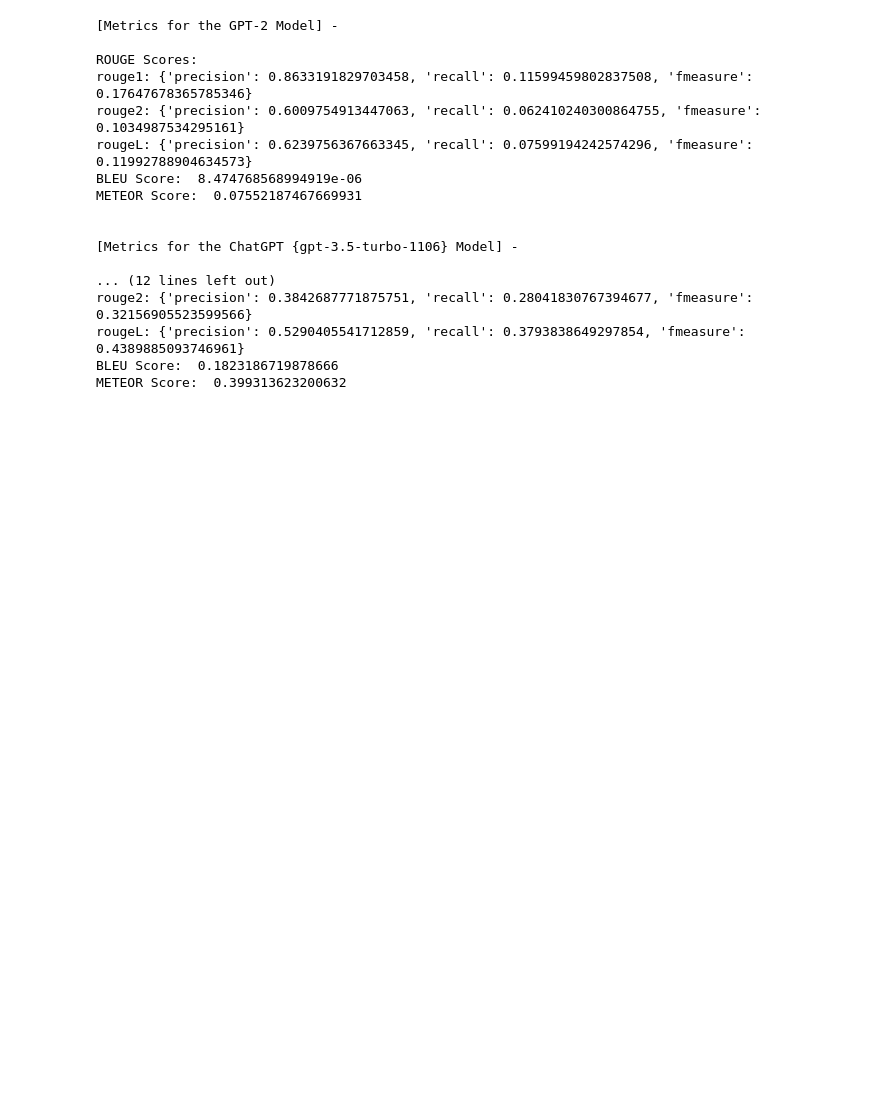
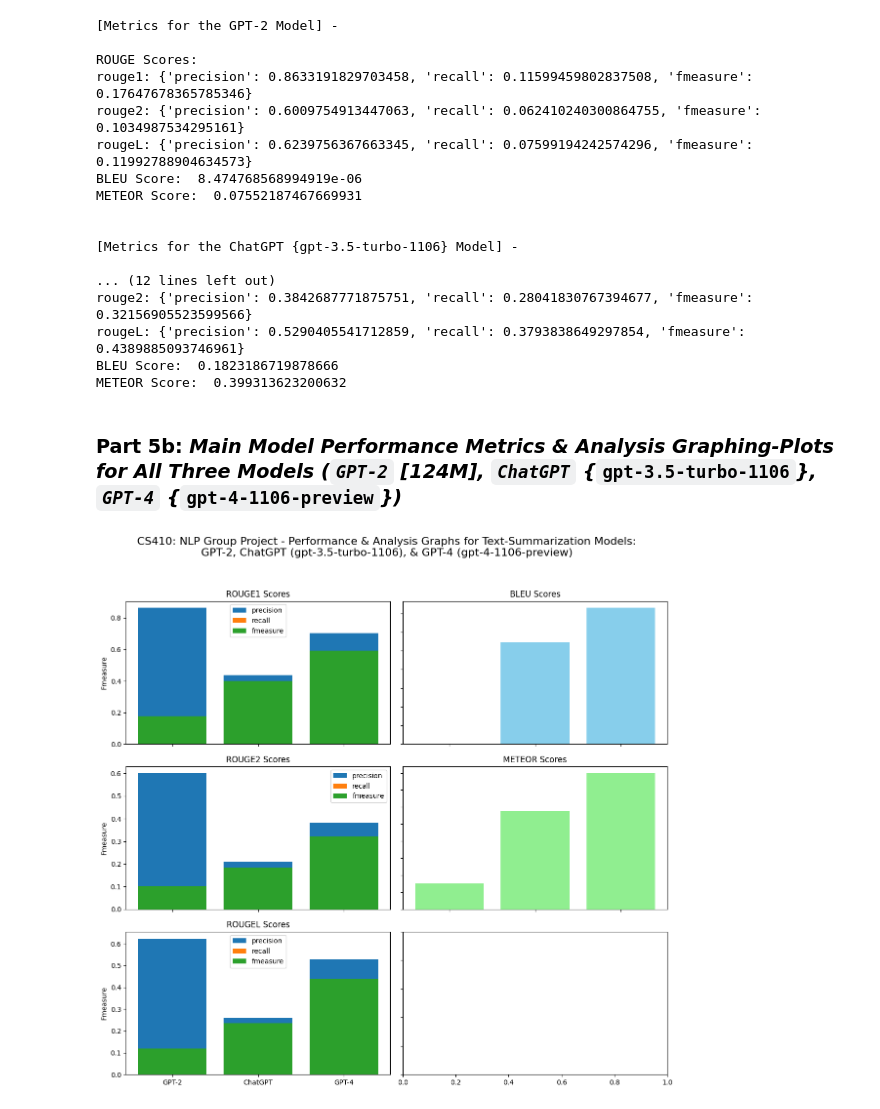
Before and after one commit to DebuggerDan/cs410-natural-language-processing-group-project-fall2023, a Jupyter notebook: GPT_Text_Summarization.ipynb, the cells around one changed output. Cells and saved outputs as stored; diff of their text form; code cells hidden in the pictures; blank space fills up the shorter version.

Commit message:
Tri-model score plotting for performance analysis

````diff
--- a/GPT_Text_Summarization.ipynb
+++ b/GPT_Text_Summarization.ipynb
@@ -567,3 +576,76 @@ rouge2: {'precision': 0.3842687771875751, 'recall': 0.28041830767394677, 'fmeasu
 rougeL: {'precision': 0.5290405541712859, 'recall': 0.3793838649297854, 'fmeasure': 0.4389885093746961}
 BLEU Score:  0.1823186719878666
 METEOR Score:  0.399313623200632
+# %% [markdown]
+### **Part 5b**: *Main Model Performance Metrics & Analysis Graphing-Plots for All Three Models (**```GPT-2```** [124M], **```ChatGPT```** {*```gpt-3.5-turbo-1106```*}, **```GPT-4```** {*```gpt-4-1106-preview```*})*
+# %%
+import matplotlib.pyplot as plt
+import numpy as np
+
+# Define the data for each model
+models_data = {
+    'GPT-2': {
+        'ROUGE': {
+            'rouge1': {'precision': 0.8633, 'recall': 0.1160, 'fmeasure': 0.1765},
+            'rouge2': {'precision': 0.6010, 'recall': 0.0624, 'fmeasure': 0.1035},
+            'rougeL': {'precision': 0.6240, 'recall': 0.0760, 'fmeasure': 0.1199}
+        },
+        'BLEU': 8.47e-06,
+        'METEOR': 0.0755
+    },
+    'ChatGPT': {
+        'ROUGE': {
+            'rouge1': {'precision': 0.4381, 'recall': 0.3920, 'fmeasure': 0.3992},
+            'rouge2': {'precision': 0.2114, 'recall': 0.1795, 'fmeasure': 0.1853},
+            'rougeL': {'precision': 0.2609, 'recall': 0.2292, 'fmeasure': 0.2346}
+        },
+        'BLEU': 0.1365,
+        'METEOR': 0.2896
+    },
+    'GPT-4': {
+        'ROUGE': {
+            'rouge1': {'precision': 0.7034, 'recall': 0.5178, 'fmeasure': 0.5925},
+            'rouge2': {'precision': 0.3843, 'recall': 0.2804, 'fmeasure': 0.3216},
+            'rougeL': {'precision': 0.5290, 'recall': 0.3794, 'fmeasure': 0.4390}
+        },
+        'BLEU': 0.1823,
+        'METEOR': 0.3993
+    }
+}
+
+# Define metric names and models
+metrics = ['precision', 'recall', 'fmeasure', 'BLEU', 'METEOR']
+models = ['GPT-2', 'ChatGPT', 'GPT-4']
+
+# Plotting
+fig, axs = plt.subplots(3, 2, figsize=(12, 12))
+fig.suptitle('CS410: NLP Group Project - Performance & Analysis Graphs for Text-Summarization Models:\nGPT-2, ChatGPT (gpt-3.5-turbo-1106), & GPT-4 (gpt-4-1106-preview)', fontsize=16)
+
+for i, rouge_metric in enumerate(['rouge1', 'rouge2', 'rougeL']):
+    for j, metric in enumerate(['precision', 'recall', 'fmeasure']):
+        values = [models_data[model]['ROUGE'][rouge_metric][metric] for model in models]
+        axs[i][0].bar(models, values, label=metric)
+        axs[i][0].set_title(f"{rouge_metric.upper()} Scores")
+        axs[i][0].set_ylabel(metric.capitalize())
+        axs[i][0].legend()
+
+# Plot BLEU and METEOR scores
+bleu_scores = [models_data[model]['BLEU'] for model in models]
+meteor_scores = [models_data[model]['METEOR'] for model in models]
+
+axs[0][1].bar(models, bleu_scores, color='skyblue')
+axs[0][1].set_title('BLEU Scores')
+axs[0][1].set_ylabel('Score')
+
+axs[1][1].bar(models, meteor_scores, color='lightgreen')
+axs[1][1].set_title('METEOR Scores')
+axs[1][1].set_ylabel('Score')
+
+# Hide the empty subplot (if any)
+for ax in axs.flatten():
+    ax.label_outer()
+
+plt.tight_layout(rect=[0, 0.03, 1, 0.95])
+plt.show()
+# %% [output]
+[figure, added]
````
Also changed, not shown: parts of 4 cells of this notebook.
